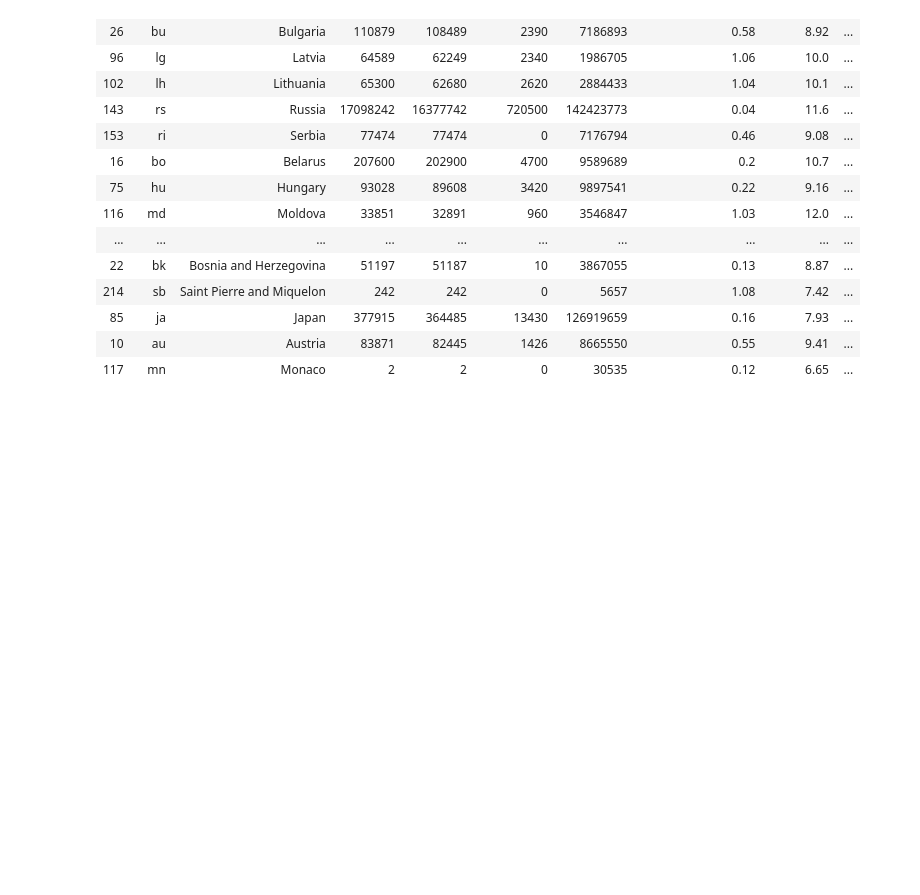
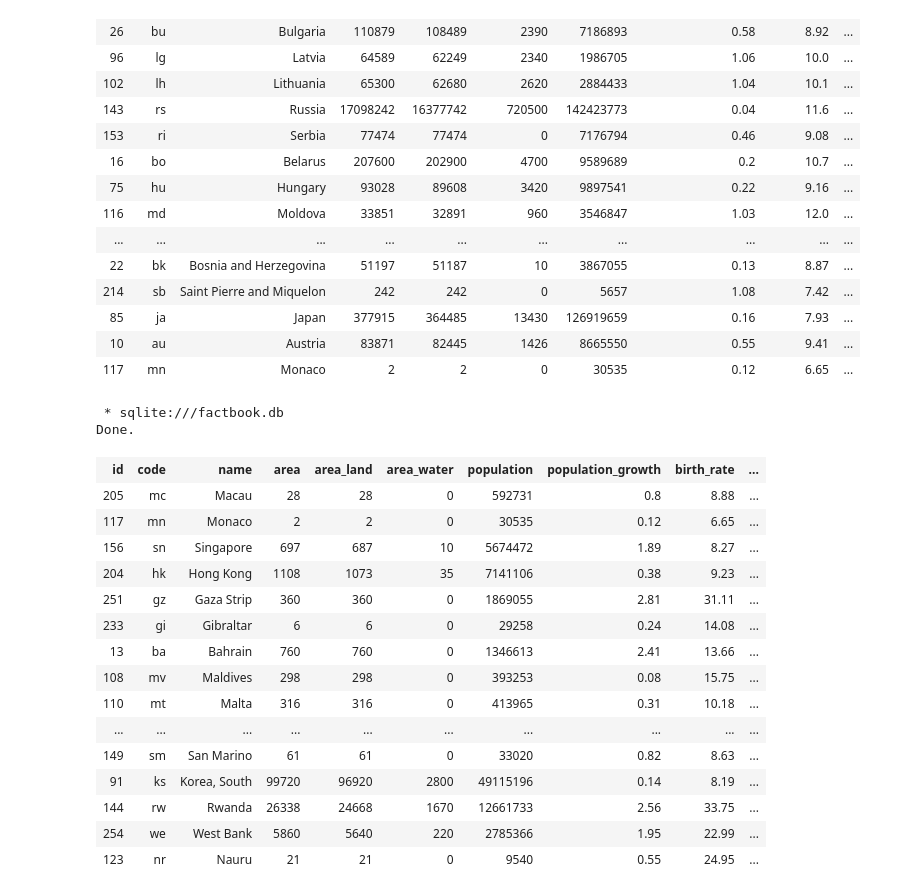
Before and after one commit to sulaiman2001ng/Guided-Project_Analyzing-CIA-Factbook-Data-Using-SQL, a Jupyter notebook: Guided Project_ Analyzing CIA Factbook Data Using SQL.ipynb, the cells around one changed output. Saved outputs shown, nothing was run; the diff lists cells and outputs as text; code cells hidden in the pictures; blank space fills up the shorter version.

```diff
--- a/Guided Project_ Analyzing CIA Factbook Data Using SQL.ipynb
+++ b/Guided Project_ Analyzing CIA Factbook Data Using SQL.ipynb
@@ -361,3 +369,28 @@ Done.
 | 85 | ja | Japan | 377915 | 364485 | 13430 | 126919659 | 0.16 | 7.93 | ... |
 | 10 | au | Austria | 83871 | 82445 | 1426 | 8665550 | 0.55 | 9.41 | ... |
 | 117 | mn | Monaco | 2 | 2 | 0 | 30535 | 0.12 | 6.65 | ... |
+# %%
+%%sql
+SELECT *, population/area AS pop_density
+        FROM facts
+    WHERE pop_density > (SELECT AVG(population/area) FROM facts WHERE name <> 'World')
+    ORDER BY pop_density DESC;
+# %% [output]
+ * sqlite:///factbook.db
+Done.
+| id | code | name | area | area_land | area_water | population | population_growth | birth_rate | ... |
+| 205 | mc | Macau | 28 | 28 | 0 | 592731 | 0.8 | 8.88 | ... |
+| 117 | mn | Monaco | 2 | 2 | 0 | 30535 | 0.12 | 6.65 | ... |
+| 156 | sn | Singapore | 697 | 687 | 10 | 5674472 | 1.89 | 8.27 | ... |
+| 204 | hk | Hong Kong | 1108 | 1073 | 35 | 7141106 | 0.38 | 9.23 | ... |
+| 251 | gz | Gaza Strip | 360 | 360 | 0 | 1869055 | 2.81 | 31.11 | ... |
+| 233 | gi | Gibraltar | 6 | 6 | 0 | 29258 | 0.24 | 14.08 | ... |
+| 13 | ba | Bahrain | 760 | 760 | 0 | 1346613 | 2.41 | 13.66 | ... |
+| 108 | mv | Maldives | 298 | 298 | 0 | 393253 | 0.08 | 15.75 | ... |
+| 110 | mt | Malta | 316 | 316 | 0 | 413965 | 0.31 | 10.18 | ... |
+| ... | ... | ... | ... | ... | ... | ... | ... | ... | ... |
+| 149 | sm | San Marino | 61 | 61 | 0 | 33020 | 0.82 | 8.63 | ... |
+| 91 | ks | Korea, South | 99720 | 96920 | 2800 | 49115196 | 0.14 | 8.19 | ... |
+| 144 | rw | Rwanda | 26338 | 24668 | 1670 | 12661733 | 2.56 | 33.75 | ... |
+| 254 | we | West Bank | 5860 | 5640 | 220 | 2785366 | 1.95 | 22.99 | ... |
+| 123 | nr | Nauru | 21 | 21 | 0 | 9540 | 0.55 | 24.95 | ... |
```
Also changed, not shown: parts of 1 cell of this notebook.
